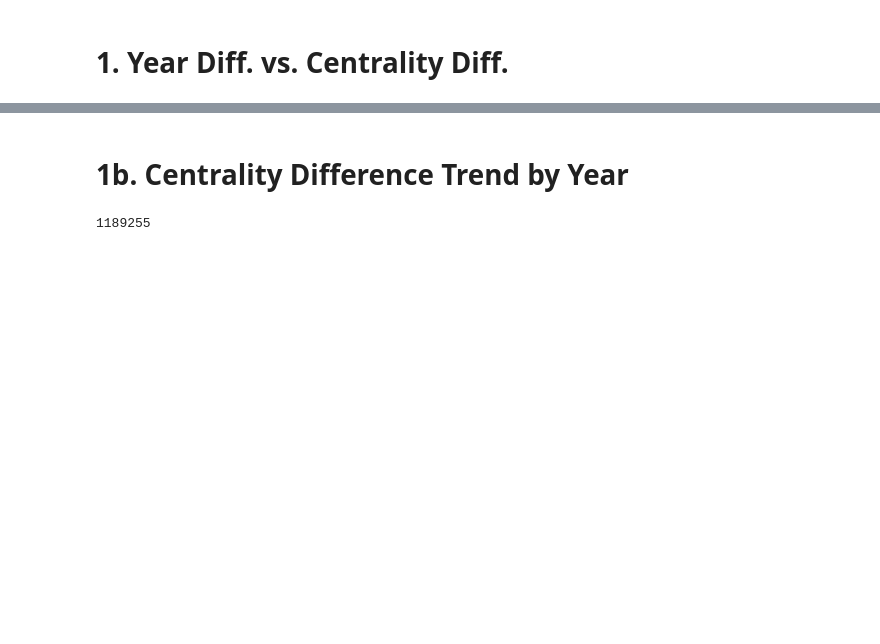
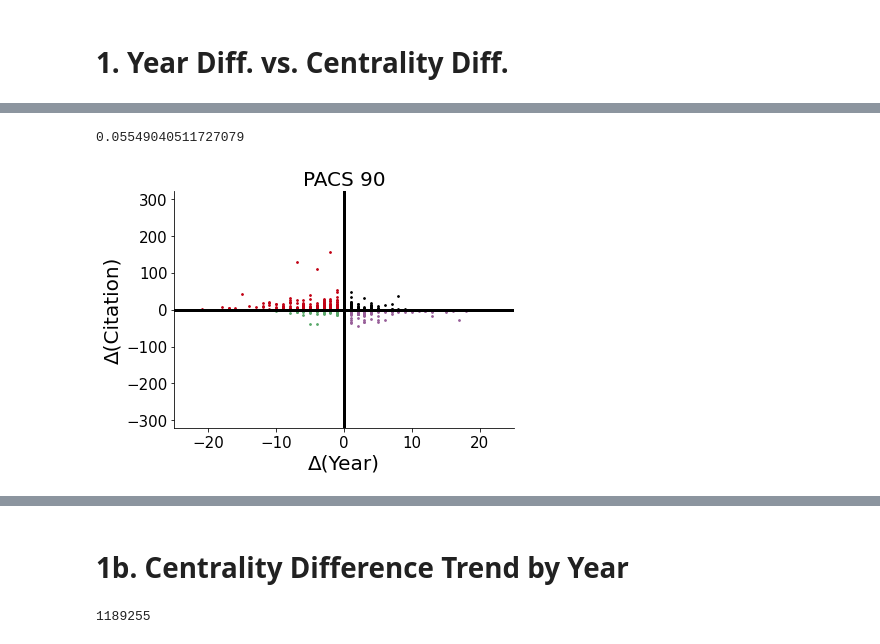
Before and after one commit to therobinkay/gender_bias_2021, a Jupyter notebook: Journal_Analysis_2_(GitHub).ipynb, the cells around one changed output, grey strips where cells are left out. Drawn from its saved outputs; the diff is of its cells as text; code cells hidden in the pictures; blank space fills up the shorter version.

```diff
--- a/Journal_Analysis_2_(GitHub).ipynb
+++ b/Journal_Analysis_2_(GitHub).ipynb
@@ -138,5 +220,8 @@ hom_mf.head()
 # %%
 # use p-values from the paper
-p = 0.002
+p = 0.006
 
 homp = hom_mf[hom_mf['qval'] < p].sort_values('countd').reset_index(drop=True)
+len(homp)/len(hom_mf)
+# %% [output]
+0.05549040511727079
@@ -142,0 +236,27 @@ homp = hom_mf[hom_mf['qval'] < p].sort_values('countd').reset_index(drop=True)
+# %%
+# build scatterplots
+
+fig, ax = plt.subplots(figsize=(6,4.5))
+right_side = ax.spines["right"]
+top_side = ax.spines["top"]
+right_side.set_visible(False)
+top_side.set_visible(False)
+
+plt.title("PACS 90", fontsize=20)
+plt.scatter(block1.yeard, block1.countd, s=3, c='#000000')
+plt.scatter(block2.yeard, block2.countd, s=3, c='#c20114')
+plt.scatter(block3.yeard, block3.countd, s=3, c='#59a96a')
+plt.scatter(block4.yeard, block4.countd, s=3, c='#985f99')
+plt.axhline(y=0, linewidth=0.5, c='k', lw=3)
+plt.axvline(x=0, linewidth=0.5, c='k', lw=3)
+plt.xlabel("\u0394(Year)", fontsize=20)
+plt.ylabel("\u0394(Citation)", fontsize=20)
+plt.ylim(ymin=-320, ymax=320)
+plt.xlim(xmin=-25, xmax=25)
+
+plt.xticks(fontsize=15)
+plt.yticks(fontsize=15)
+plt.tight_layout()
+fig.savefig("drive/My Drive/codes/scatter90.pdf")
+# %% [output]
+[figure, added]
```
Also changed, not shown: parts of 96 cells of this notebook.
